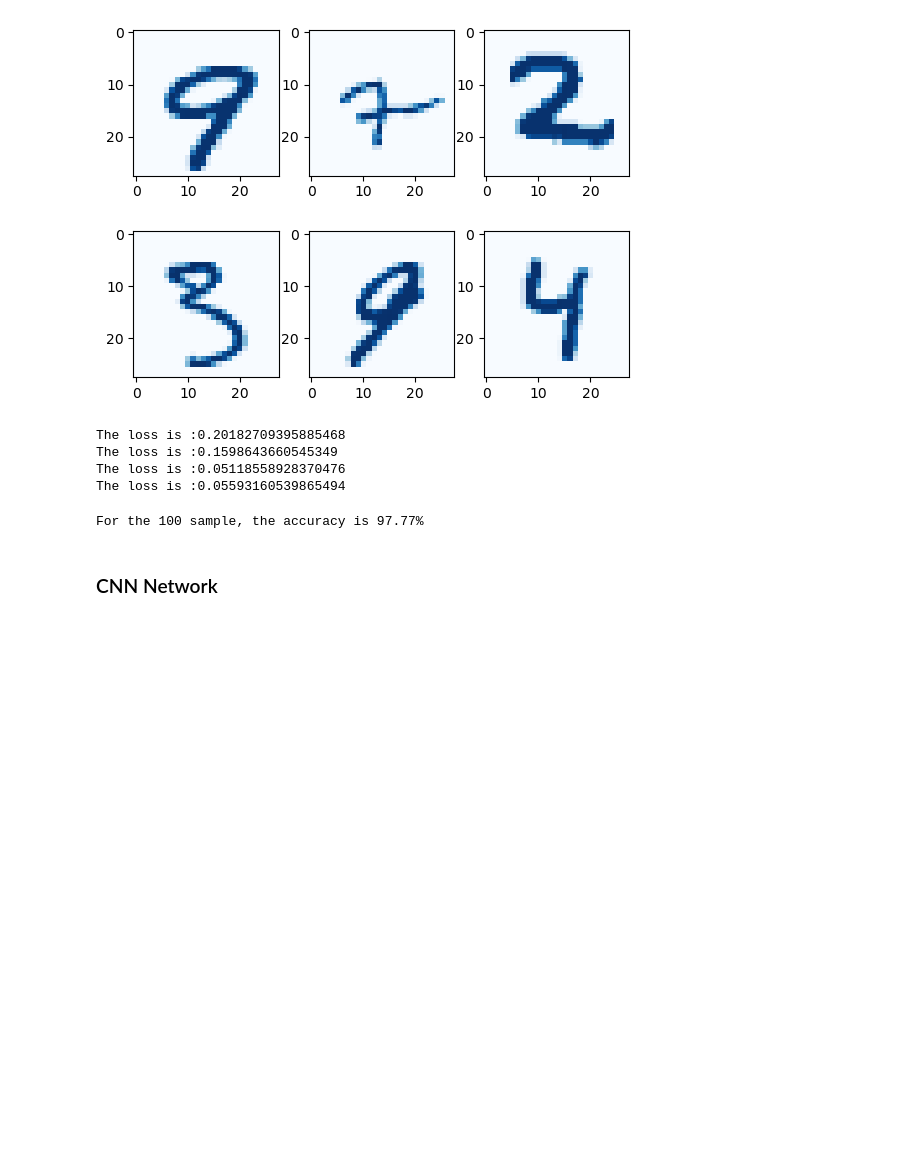
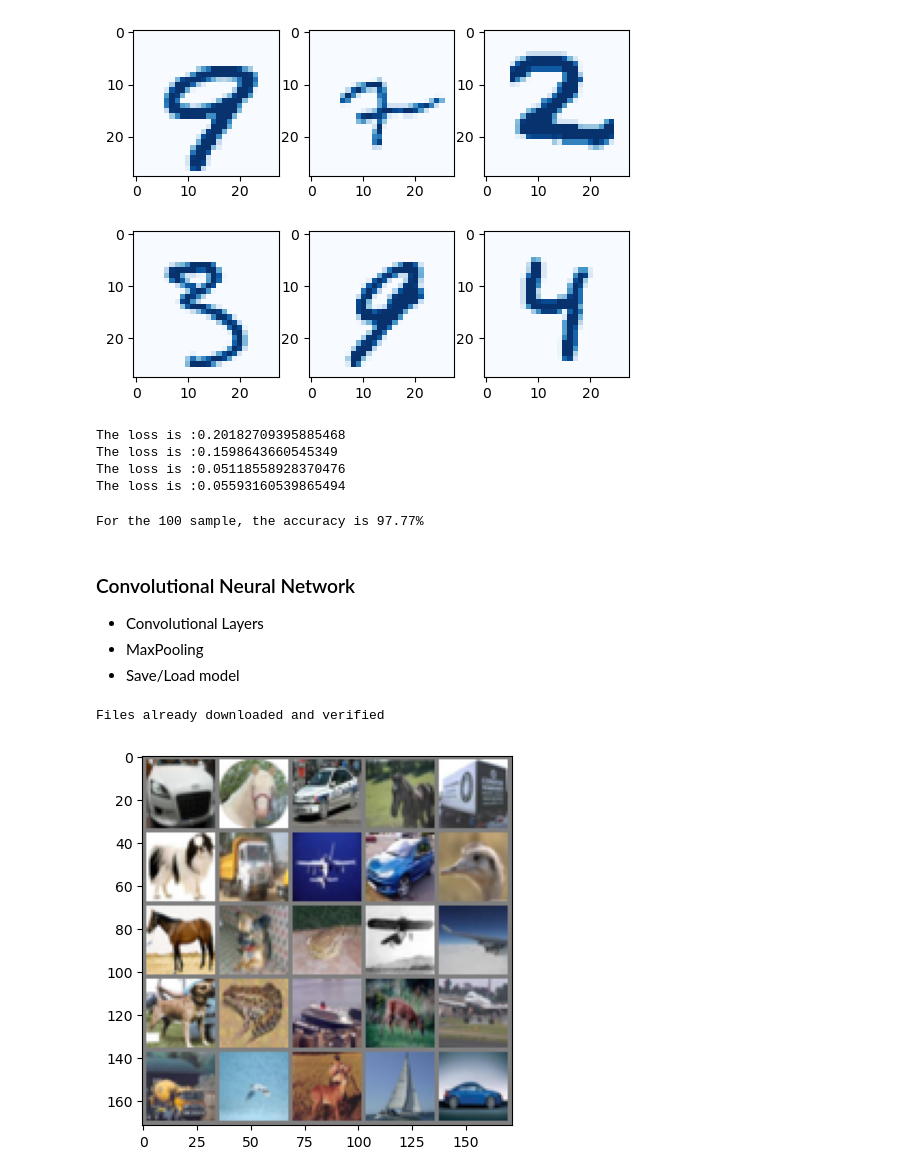
Before and after one commit to NikkiShah93/Python, a Jupyter notebook: MLProjects/PyTorchProjects/Fundamentals.ipynb, the cells around one changed output. Cells and saved outputs as stored; diff of their text form; code cells hidden in the pictures; blank space fills up the shorter version.

Commit message:
created and tested the cnn model

```diff
--- a/MLProjects/PyTorchProjects/Fundamentals.ipynb
+++ b/MLProjects/PyTorchProjects/Fundamentals.ipynb
@@ -461,4 +462,60 @@ with torch.no_grad():
 For the 100 sample, the accuracy is 97.77%
 # %% [markdown]
 <a id='cnnnetwork'></a>
-### CNN Network
+### Convolutional Neural Network
+
+- Convolutional Layers
+- MaxPooling
+- Save/Load model
+# %%
+## the imports are very similar to before
+import torch
+import torch.nn as nn
+import torchvision
+import torchvision.transforms as transforms
+from torch.nn import functional as F
+import matplotlib.pyplot as plt
+import numpy as np
+
+## defining the batch size
+batch_size = 32
+
+## we want to have multiple tarnsforms this time
+## so we use the compose and pass two transforms
+## one for converting to tensors
+## and the other to normalize the values to -1, 1
+transform = transforms.Compose(
+    [transforms.ToTensor(),
+    transforms.Normalize((.5,.5,.5), (.5,.5,.5))]
+)
+## for this example we're using CIFAR10 dataset
+train_dataset = torchvision.datasets.CIFAR10(root='../data/',
+                                            train=True,
+                                            transform=transform,
+                                            download=True)
+
+test_dataset = torchvision.datasets.CIFAR10(root='../data/',
+                                            train=False,
+                                            transform=transform)
+## and then creating the loader obj
+train_loader = torch.utils.data.DataLoader(train_dataset, batch_size=batch_size,
+                                          shuffle=True)
+
+test_loader = torch.utils.data.DataLoader(test_dataset, batch_size=batch_size,
+                                          shuffle=False)
+
+## and then taking a look at the data available in the set
+def imshow(image):
+    ## creating a grid from the image
+    image = torchvision.utils.make_grid(image[:25], nrow=5)
+    image = image/2 + 0.5 ## denormalize the data for showing
+    image = image.numpy()
+    plt.imshow(np.transpose(image, (1,2,0)))
+
+## creating an iter obj
+train_iter = iter(train_loader)
+example_feat, example_lab = next(train_iter)
+imshow(example_feat)
+# %% [output]
+Files already downloaded and verified
+[figure, added]
```
Also changed, not shown: parts of 3 cells of this notebook.
